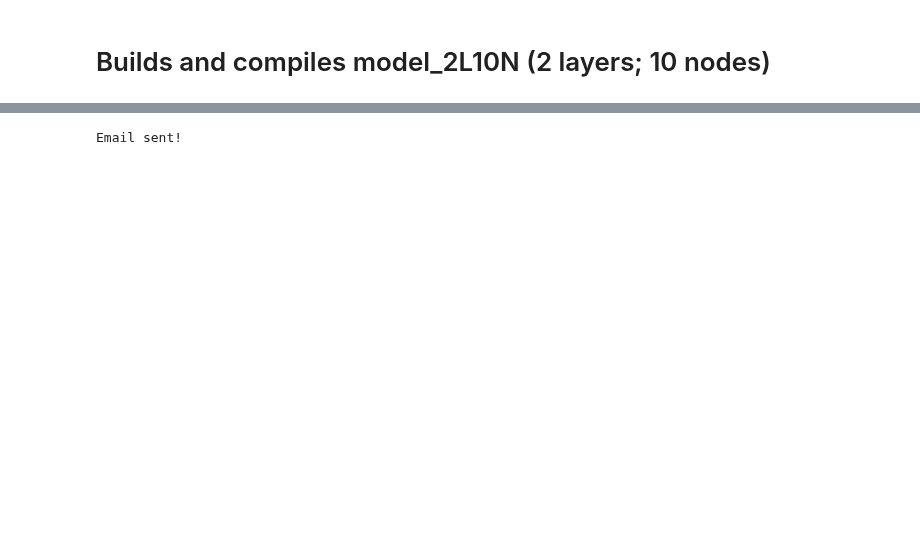
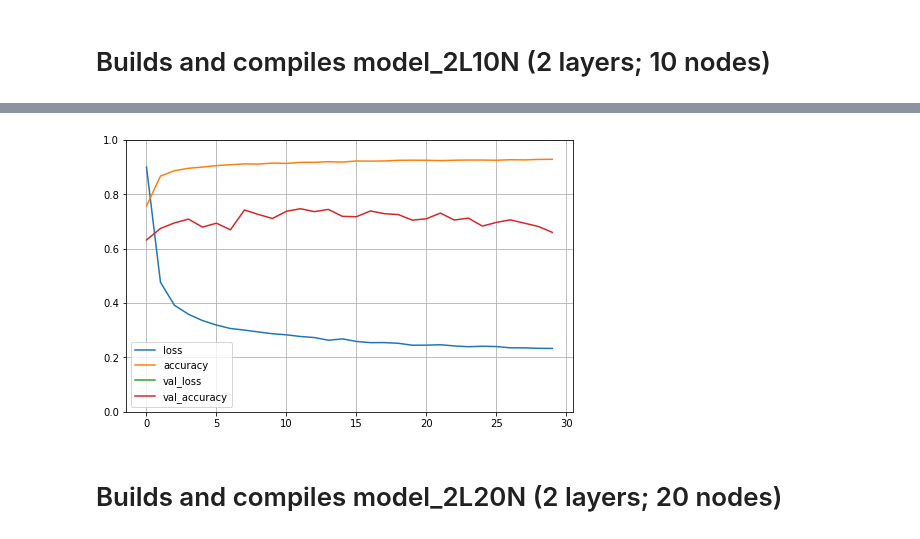
Before and after one commit to bblank70/MSDS422, a Jupyter notebook: Assignment6-MNIST-Keras.ipynb, the cells around one changed output, grey strips where cells are left out. Cells and saved outputs as stored; diff of their text form; code cells hidden in the pictures; blank space fills up the shorter version.

Commit message:
Update Assignment6-MNIST-Keras.ipynb
updates notebook

```diff
--- a/Assignment6-MNIST-Keras.ipynb
+++ b/Assignment6-MNIST-Keras.ipynb
@@ -157,7 +142,9 @@ plt.show()
 # %%
 model_2L10N= keras.models.Sequential()
 model_2L10N.add(keras.layers.Flatten(input_shape=[28,28]))
+model_2L10N.add(keras.layers.BatchNormalization())
 model_2L10N.add(keras.layers.Dense(10, activation ='relu'))
+model_2L10N.add(keras.layers.BatchNormalization())
 model_2L10N.add(keras.layers.Dense(10, activation ='softmax'))
 
 model_2L10N.summary()
@@ -208,36 +199,11 @@ Epoch 30/30
 # %%
 model_2L10N_accuracy = np.max(train_2L10N.history['accuracy']).round(3)
-# %%
-
-import smtplib
-sender = str(sender)
-reciever = str(reciever)
-
-gmail_user = sender
-gmail_password = pwd
-
-sent_from = gmail_user
-to = reciever
-subject = 'Your Task has completed'
-body = 'check your task taht was running\n\n- You'
-
-email_text = """\
-From: %s
-To: %s
-Subject: %s
-
-%s
-""" % (sent_from, ", ".join(to), subject, body)
-
-try:
-    server = smtplib.SMTP_SSL('smtp.gmail.com', 465)
-    server.ehlo()
-    server.login(gmail_user, gmail_password)
-    server.sendmail(sent_from, to, email_text)
-    server.close()
-
-    print ('Email sent!')
-except:
-    print ('Something went wrong...')
-# %% [output]
-Email sent!
+# %%
+pd.DataFrame(train_2L10N.history).plot(figsize=(8,5))
+plt.grid(True)
+plt.gca().set_ylim(0,1)
+plt.show()
+# %% [output]
+[figure, added]
+# %% [markdown]
+# Builds and compiles model_2L20N (2 layers; 20 nodes)
```
Also changed, not shown: parts of 24 cells of this notebook.
